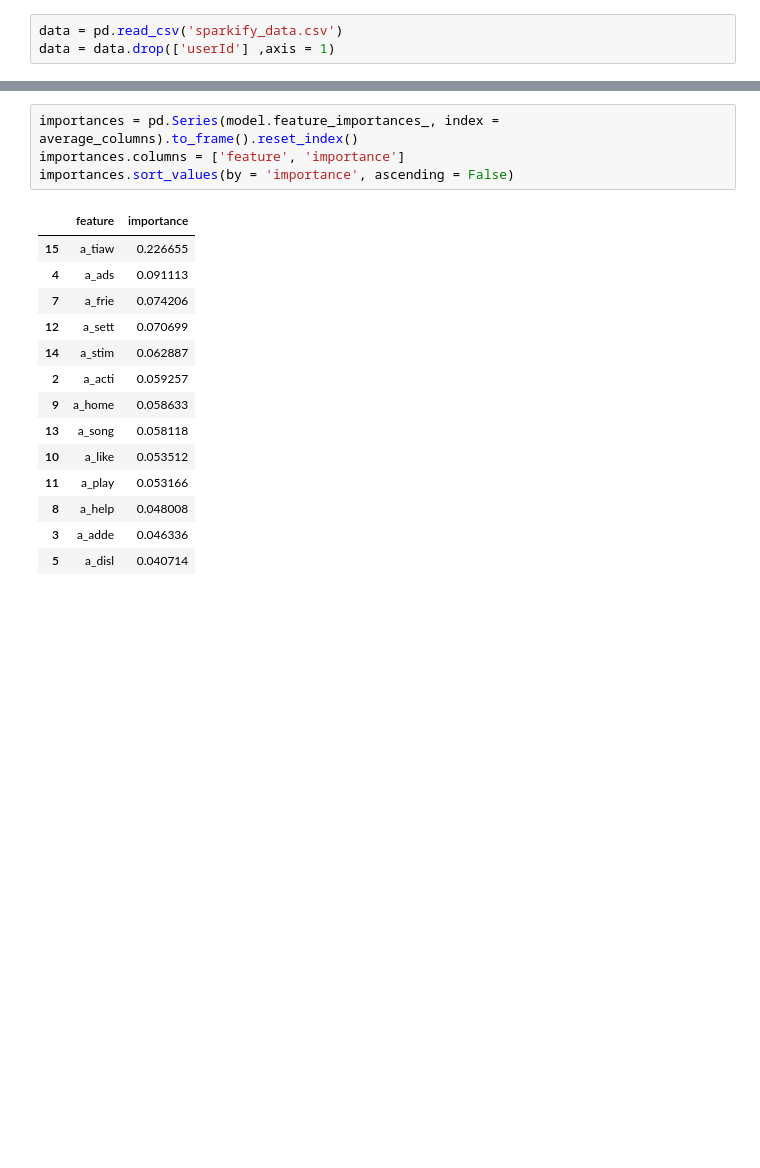
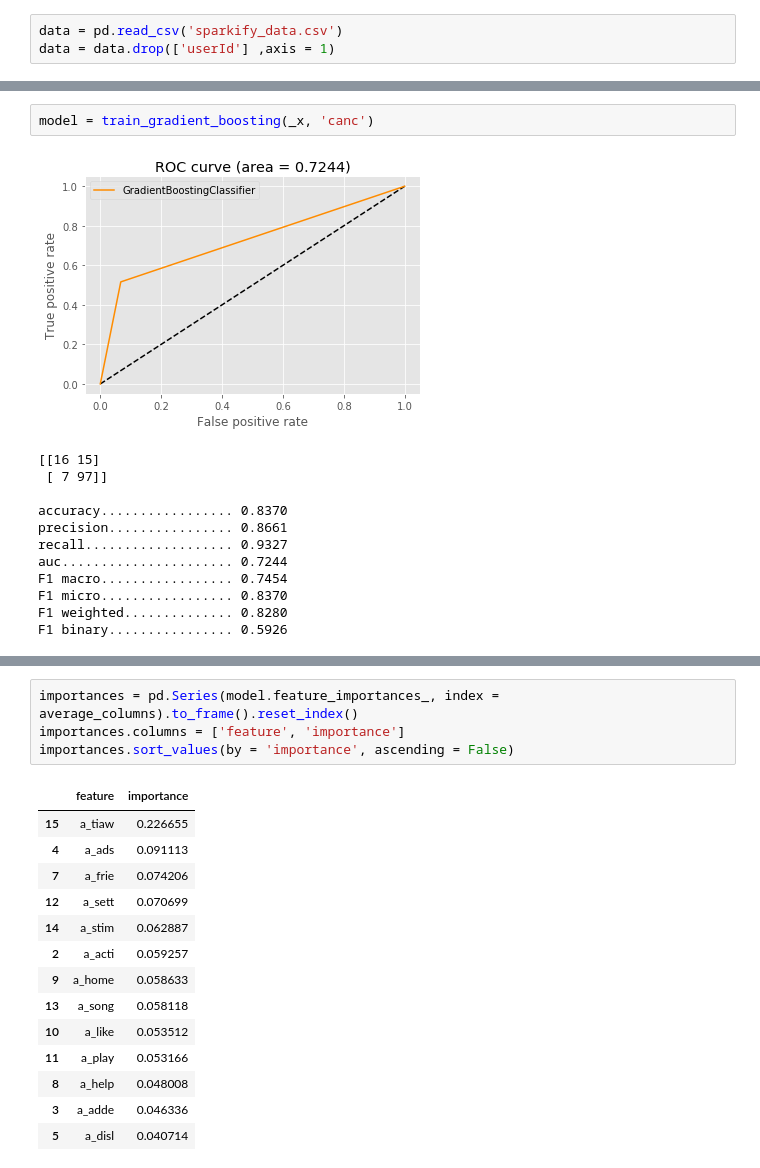
Before and after one commit to brunowdev/sparkify, a Jupyter notebook: Sklearn - Test.ipynb, the cells around one changed output, grey strips where cells are left out. Cells and saved outputs as stored; diff of their text form; blank space fills up the shorter version.

```diff
--- a/Sklearn - Test.ipynb
+++ b/Sklearn - Test.ipynb
@@ -118,3 +135,18 @@ _x = _x.drop(list(filter(lambda column_name: 'n_' in column_name, _x.columns)),
+# %%
+model = train_gradient_boosting(_x, 'canc')
+# %% [output]
+[figure, added]
+[[16 15]
+ [ 7 97]]
+
+accuracy................. 0.8370
+precision................ 0.8661
+recall................... 0.9327
+auc...................... 0.7244
+F1 macro................. 0.7454
+F1 micro................. 0.8370
+F1 weighted.............. 0.8280
+F1 binary................ 0.5926
 # %%
 model = train_random_forest(_x, 'canc')
 # %% [output]
```
Also changed, not shown: parts of 9 cells of this notebook.
